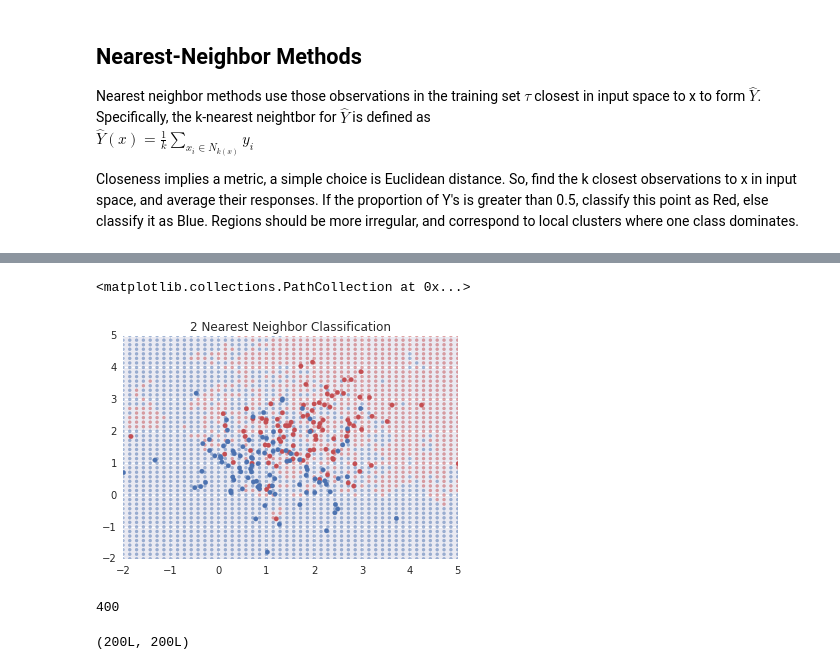
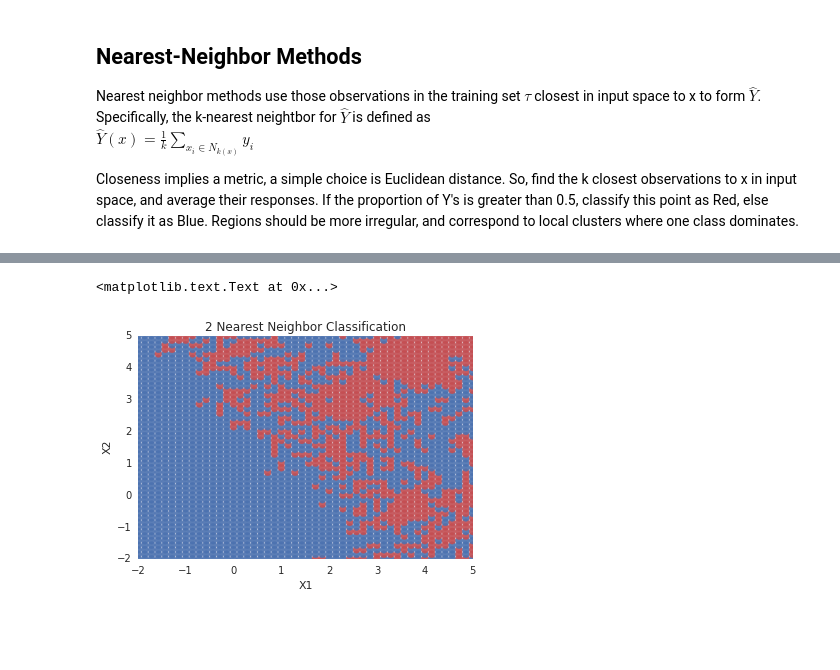
Before and after one commit to jonahwilliams/notebooks, a Jupyter notebook: elements_of_statistical_learning/chapter_2.ipynb, the cells around one changed output, grey strips where cells are left out. Saved outputs shown, nothing was run; the diff lists cells and outputs as text; code cells hidden in the pictures; blank space fills up the shorter version.

```diff
--- a/elements_of_statistical_learning/chapter_2.ipynb
+++ b/elements_of_statistical_learning/chapter_2.ipynb
@@ -122,34 +128,26 @@ plt.scatter(blue[0::, 2], blue[0::, 3], color=current_palette[0])
 # %%
 # Using 2 Nearest Neighbors
 distance = lambda x, y: np.sqrt((x[0] - y[0])**2 + (x[1] - y[1])**2)
 y = np.array(dataset[0::, 0])
 X = np.array(dataset[0::, 2::])
 
 # This is a poor way to do KNN, but i wanted to do it by hand
 # Create new points for classification
 domain = np.array([[p1, p2] for p1 in np.linspace(-2, 5, 50) for p2 in np.linspace(-2, 5, 50)])
 classes = np.zeros(len(domain), np.float)
 for i, point in enumerate(domain):
     distances = np.zeros(len(X), np.int)
     for j, c_point in enumerate(X):
         distances[j] = distance(c_point, point)
     classes[i] = np.round(np.mean(y[np.argsort(distances)[0:2]]))
 
 # Plotting classification boundary
 plt.title("2 Nearest Neighbor Classification")
 plt.xlim(-2, 5)
 plt.ylim(-2, 5)
-plt.scatter(domain[0::, 0], domain[0::, 1], color=map(color, classes), alpha=0.5, s=9)
-plt.scatter(red[0::, 2], red[0::, 3], color=current_palette[2])
-plt.scatter(blue[0::, 2], blue[0::, 3], color=current_palette[0])
+plt.scatter(domain[0::, 0], domain[0::, 1], color=map(color, classes), alpha=0.9, s=50)
+plt.ylabel("X2")
+plt.xlabel("X1")
 # %% [output]
-<matplotlib.collections.PathCollection at 0x...>
+<matplotlib.text.Text at 0x...>
-[figure, old version]
+[figure, new version]
-# %%
-len(classes)
-# %% [output]
-400
-# %%
-pairwise_distance.shape
-# %% [output]
-(200L, 200L)
```
Also changed, not shown: parts of 11 cells of this notebook.
